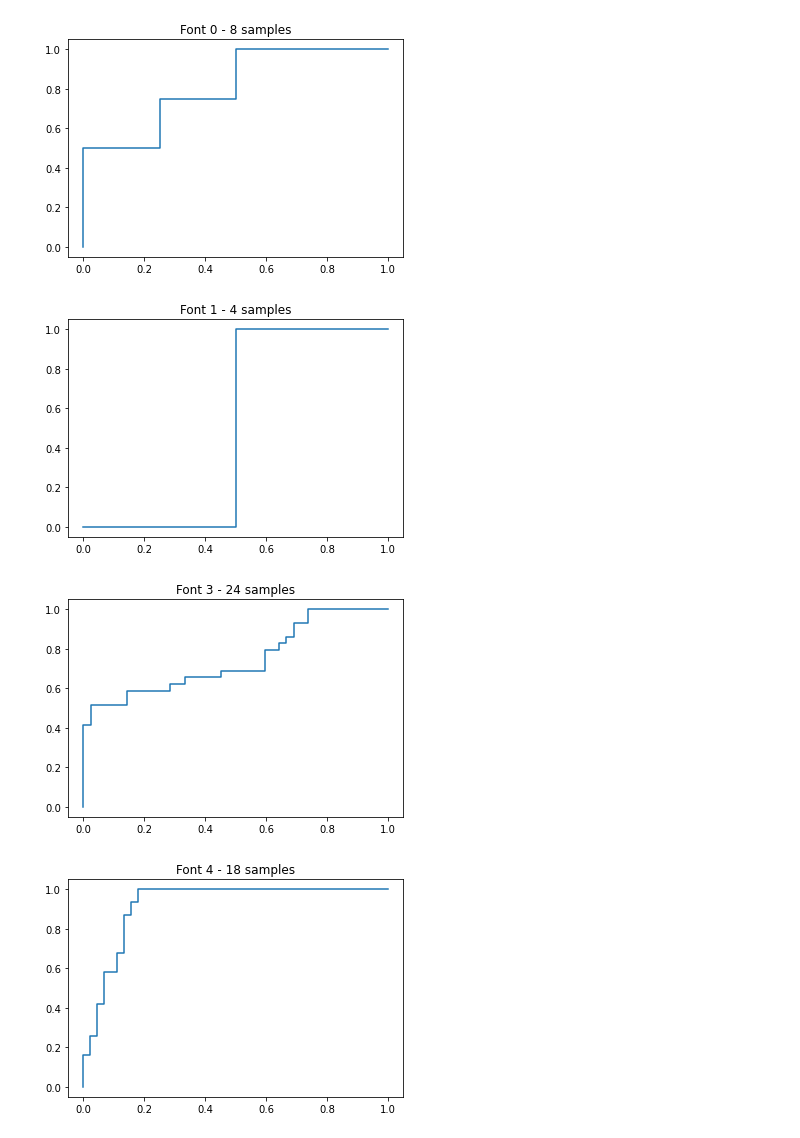
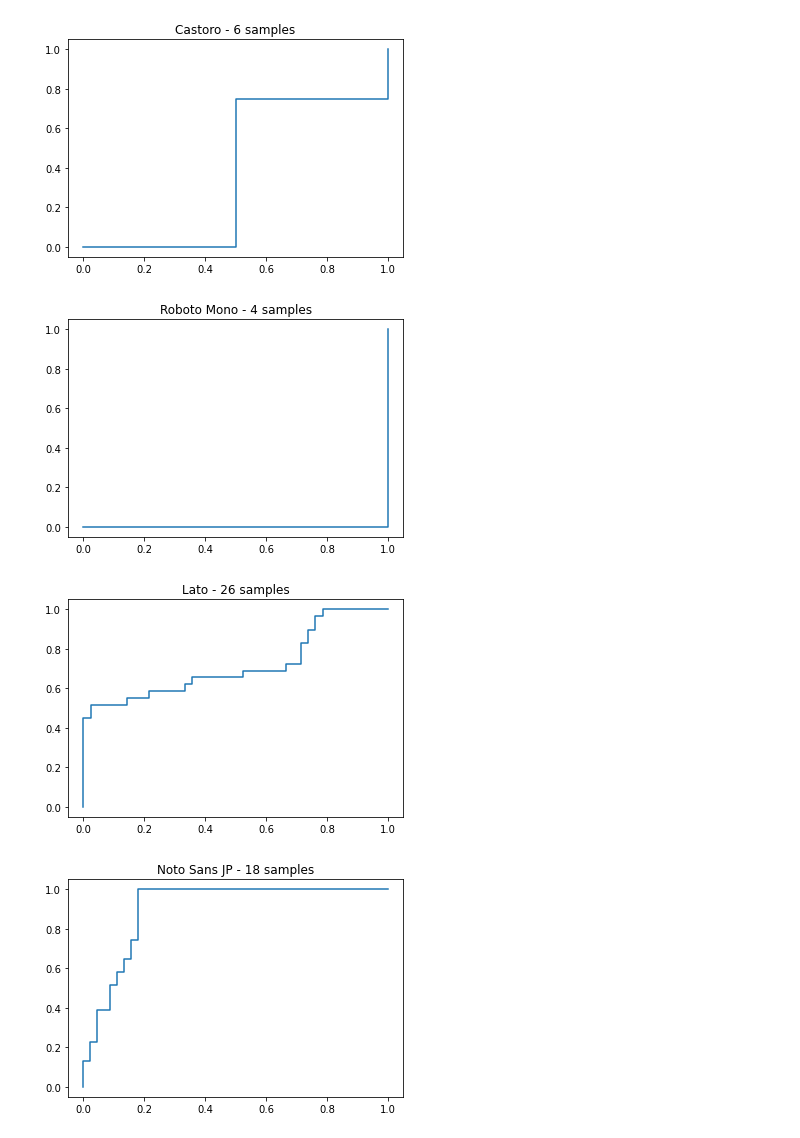
Before and after one commit to clementpiat/Font-Recognition, a Jupyter notebook: plot_results.ipynb, the cells around one changed output. Saved outputs shown, nothing was run; the diff lists cells and outputs as text; code cells hidden in the pictures.

Commit message:
plot_results: prit font_names

```diff
--- a/plot_results.ipynb
+++ b/plot_results.ipynb
@@ -1,5 +1,5 @@
 # %%
-result_folder = "first_results_67"
+result_folder = "first_results_70"
 # %%
 import json
 import os
@@ -41,11 +42,11 @@ for font in fonts:
 # %%
 for font in fonts:
     fpr,tpr,_ = font_to_roc_curve[font]
     plt.plot(fpr,tpr)
-    plt.title(f"Font {font} - {len(fpr)} samples")
+    plt.title(f"{label_to_font[font]} - {len(fpr)} samples")
     plt.show()
 # %% [output]
-[figure, old version]
+[figure, new version]
-[figure, old version]
+[figure, new version]
-[figure, old version]
+[figure, new version]
-[figure, old version]
+[figure, new version]
```
Also changed, not shown: parts of 3 cells of this notebook.
